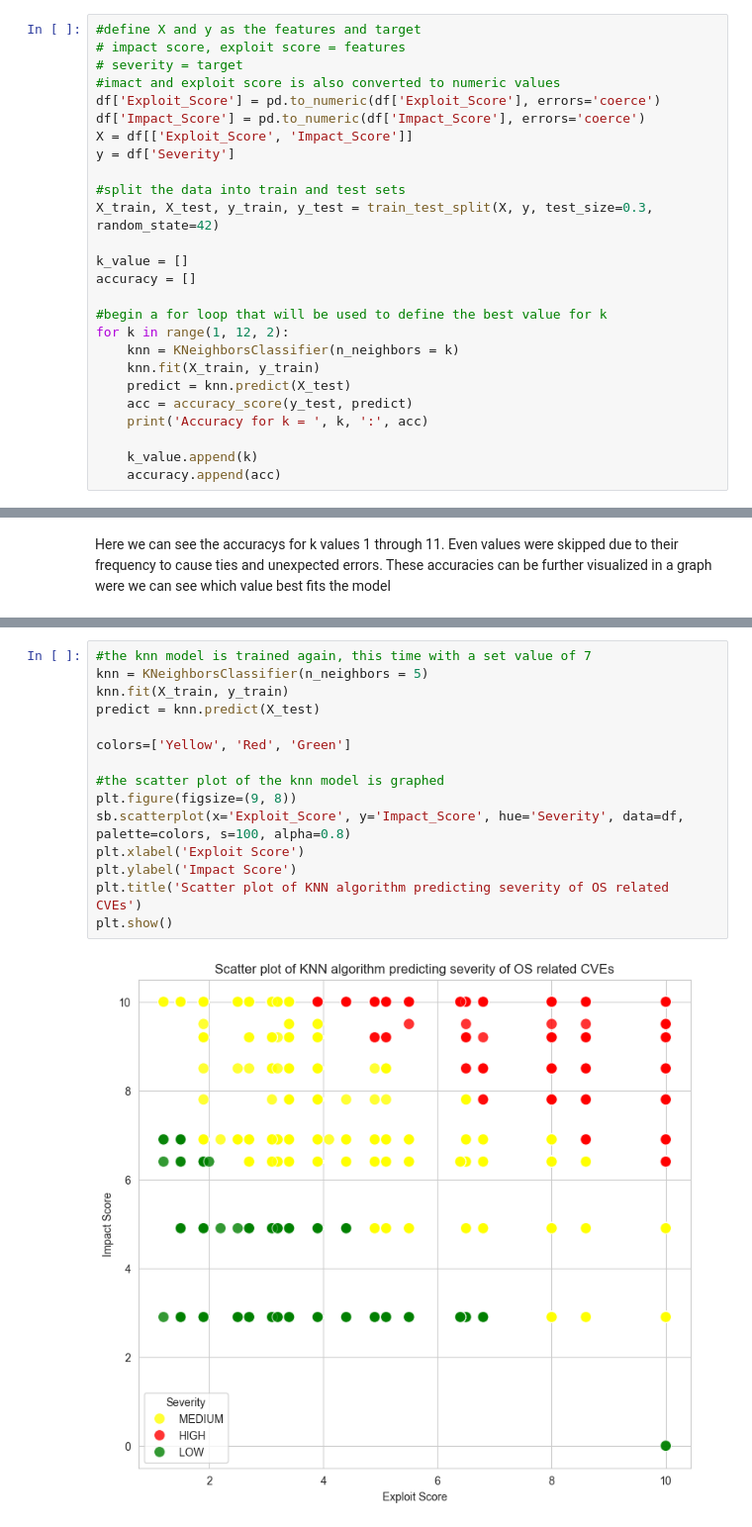
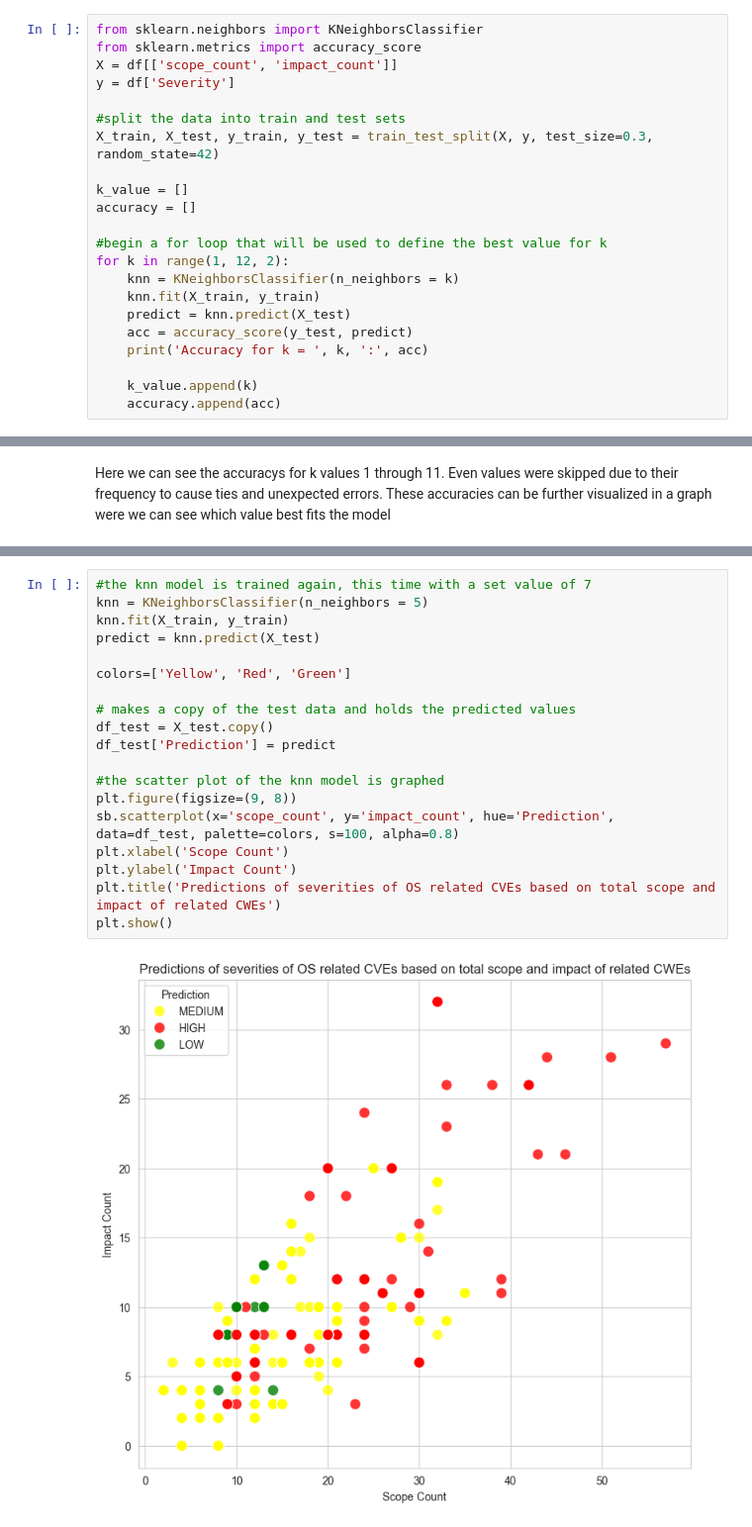
Before and after one commit to edogdu/UCKG, a Jupyter notebook: documents/notebooks/UCKG_Analysis.ipynb, the cells around one changed output, grey strips where cells are left out. Shown at 99% size. Drawn from its saved outputs; the diff is of its cells as text.

```diff
--- a/documents/notebooks/UCKG_Analysis.ipynb
+++ b/documents/notebooks/UCKG_Analysis.ipynb
@@ -4755,13 +4824,9 @@ The main issue there is is deciding how many neighbors the algorithm needs to us
 
 Because of this issue, there will be a for loop that will check for all K neighbors from 1 to 11 to find the most efficient one. Note that even values for k will be skipped due to even numbers often resulting in ties and error
 # %%
-#define X and y as the features and target
-# impact score, exploit score = features
-# severity = target
-#imact and exploit score is also converted to numeric values
-df['Exploit_Score'] = pd.to_numeric(df['Exploit_Score'], errors='coerce')
-df['Impact_Score'] = pd.to_numeric(df['Impact_Score'], errors='coerce')
-X = df[['Exploit_Score', 'Impact_Score']]
+from sklearn.neighbors import KNeighborsClassifier
+from sklearn.metrics import accuracy_score
+X = df[['scope_count', 'impact_count']]
 y = df['Severity']
 
 #split the data into train and test sets
@@ -4813,18 +4878,22 @@ The model will now be trained on 7 neighbors and graphed to show the distributio
 # %%
 #the knn model is trained again, this time with a set value of 7
 knn = KNeighborsClassifier(n_neighbors = 5)
 knn.fit(X_train, y_train)
 predict = knn.predict(X_test)
 
 colors=['Yellow', 'Red', 'Green']
 
+# makes a copy of the test data and holds the predicted values
+df_test = X_test.copy()
+df_test['Prediction'] = predict
+
 #the scatter plot of the knn model is graphed
 plt.figure(figsize=(9, 8))
-sb.scatterplot(x='Exploit_Score', y='Impact_Score', hue='Severity', data=df, palette=colors, s=100, alpha=0.8)
-plt.xlabel('Exploit Score')
-plt.ylabel('Impact Score')
-plt.title('Scatter plot of KNN algorithm predicting severity of OS related CVEs')
+sb.scatterplot(x='scope_count', y='impact_count', hue='Prediction', data=df_test, palette=colors, s=100, alpha=0.8)
+plt.xlabel('Scope Count')
+plt.ylabel('Impact Count')
+plt.title('Predictions of severities of OS related CVEs based on total scope and impact of related CWEs')
 plt.show()
 # %% [output]
-[figure, old version]
+[figure, new version]
 # %% [markdown]
```
Also changed, not shown: parts of 52 cells of this notebook.
